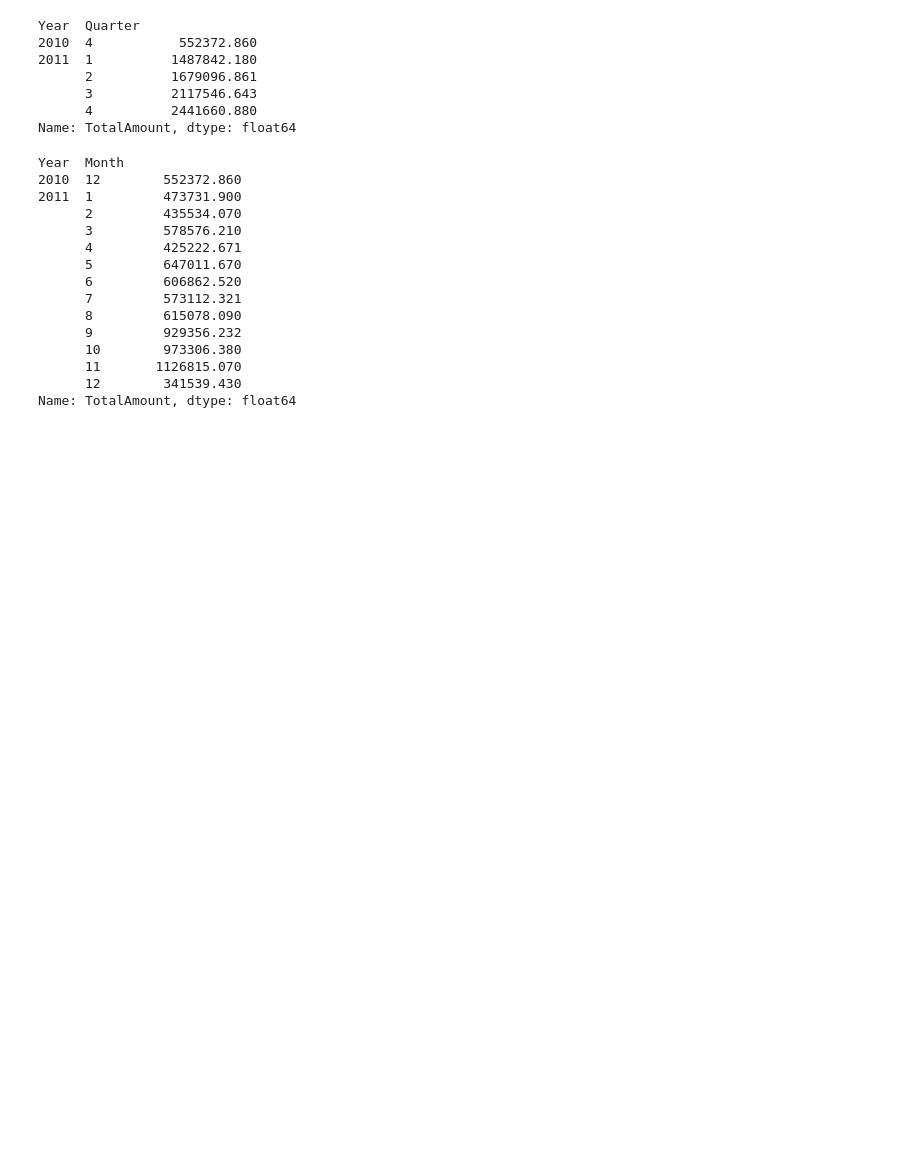
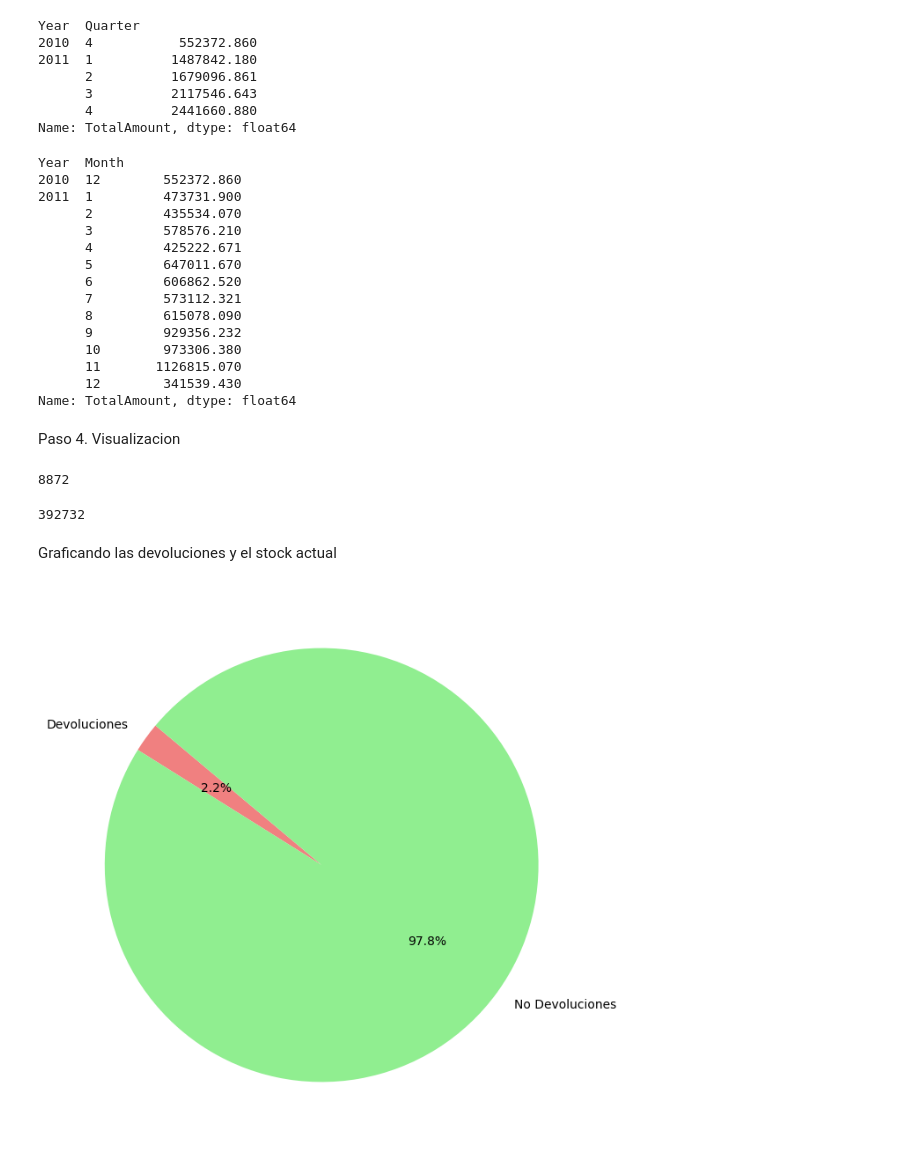
Before and after one commit to AngelDHackerman/python_para_machine_learning, a Jupyter notebook: curso_de_python_para_ciencia_de_datos/proyecto_personal/exploracion_limpieza.ipynb, the cells around one changed output. Cells and saved outputs as stored; diff of their text form; code cells hidden in the pictures; blank space fills up the shorter version.

```diff
--- a/curso_de_python_para_ciencia_de_datos/proyecto_personal/exploracion_limpieza.ipynb
+++ b/curso_de_python_para_ciencia_de_datos/proyecto_personal/exploracion_limpieza.ipynb
@@ -239,3 +239,30 @@ Year  Month
       11       1126815.070
       12        341539.430
 Name: TotalAmount, dtype: float64
+# %% [markdown]
+Paso 4. Visualizacion
+# %%
+total_returns = data_cleaned[data_cleaned['Quantity'] < 0].shape[0] # viendo las devoluciones
+total_returns
+# %% [output]
+8872
+# %%
+total_non_returns = data_cleaned[data_cleaned['Quantity'] >= 0].shape[0] # viendo los totales sin retornos
+total_non_returns
+# %% [output]
+392732
+# %% [markdown]
+Graficando las devoluciones y el stock actual
+# %%
+import matplotlib.pyplot as plt
+
+labels = ['Devoluciones', 'No Devoluciones']
+sizes = [total_returns, total_non_returns]
+colors = ['lightcoral', 'lightgreen']
+
+plt.figure(figsize= (8, 8))
+plt.pie(sizes, labels= labels, colors= colors, startangle=140, autopct='%1.1f%%') # Agregamos autopct para mostrar los porcentajes
+
+plt.show()
+# %% [output]
+[figure, added]
```
Also changed, not shown: parts of 7 cells of this notebook.
